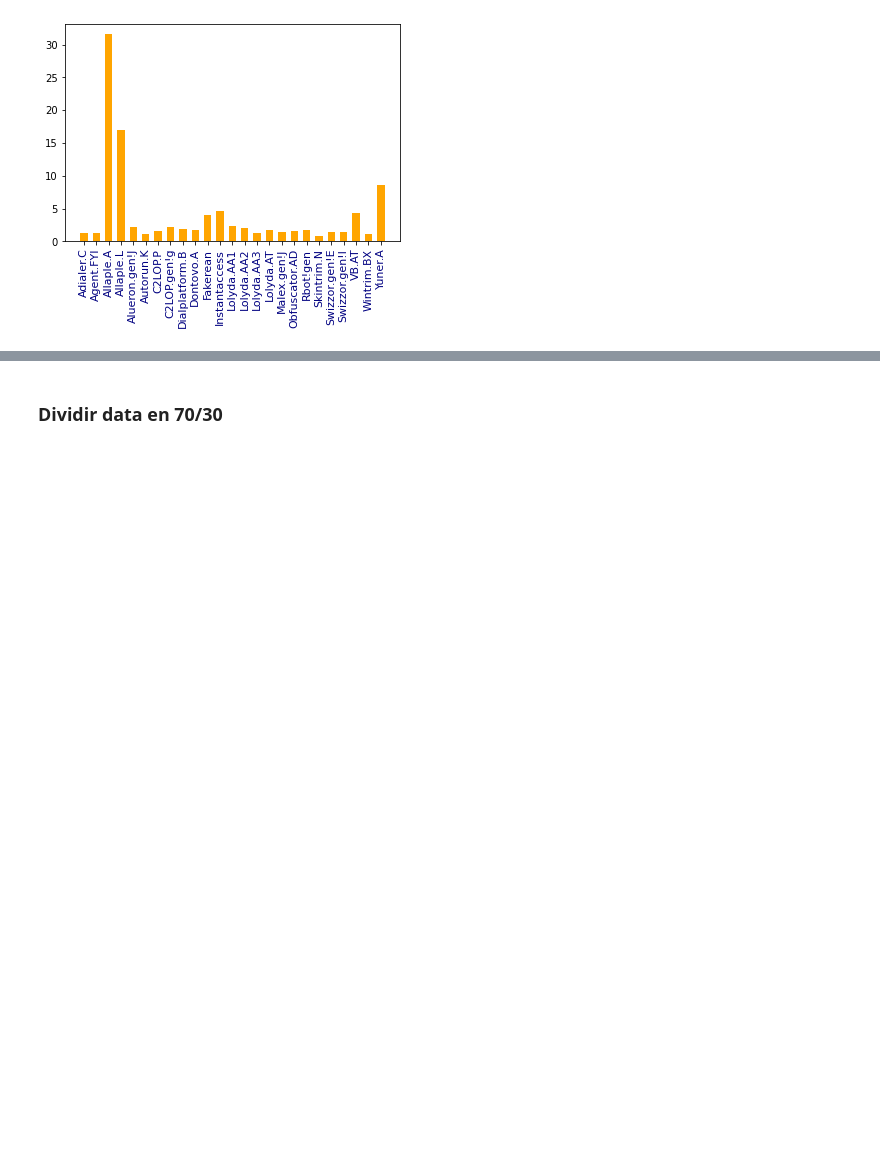
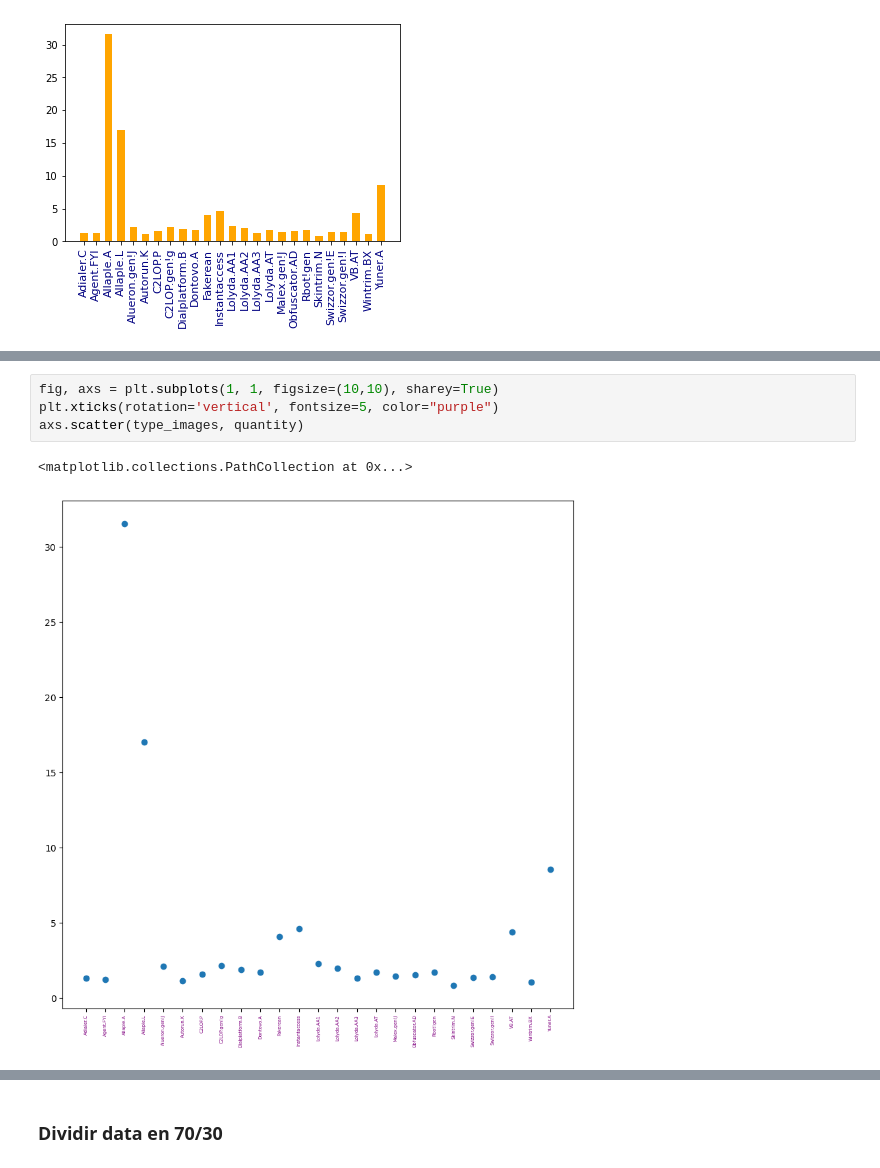
Before and after one commit to saritazavala/Lab07-SDS, a Jupyter notebook: LAB7FINAL.ipynb, the cells around one changed output, grey strips where cells are left out. Cells and saved outputs as stored; diff of their text form; blank space fills up the shorter version.

```diff
--- a/LAB7FINAL.ipynb
+++ b/LAB7FINAL.ipynb
@@ -153,0 +164,7 @@ plt.bar(type_images,quantity,color='orange',width=0.6)
+# %%
+fig, axs = plt.subplots(1, 1, figsize=(10,10), sharey=True)
+plt.xticks(rotation='vertical', fontsize=5, color="purple")
+axs.scatter(type_images, quantity)
+# %% [output]
+<matplotlib.collections.PathCollection at 0x...>
+[figure, added]
```
Also changed, not shown: parts of 14 cells of this notebook.
